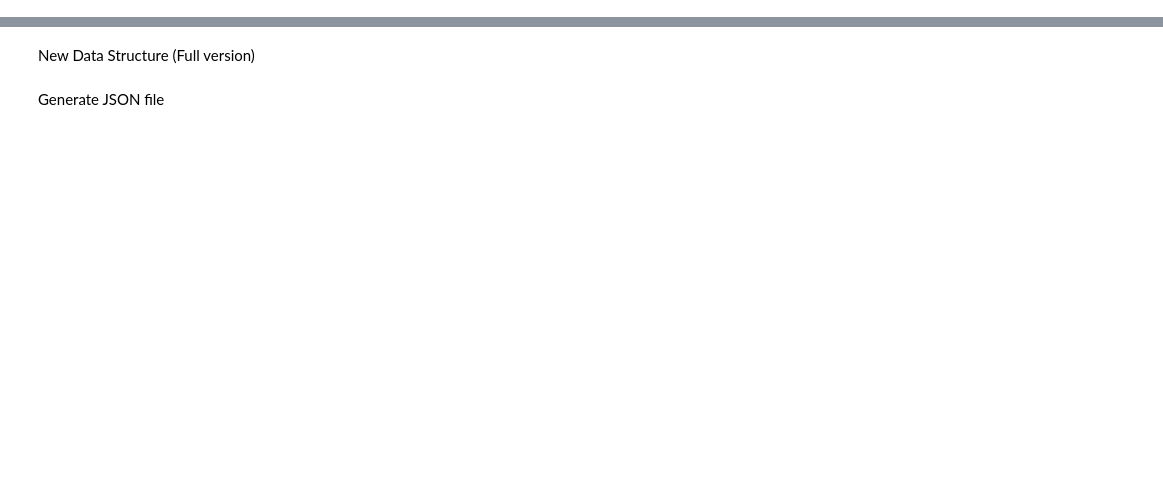
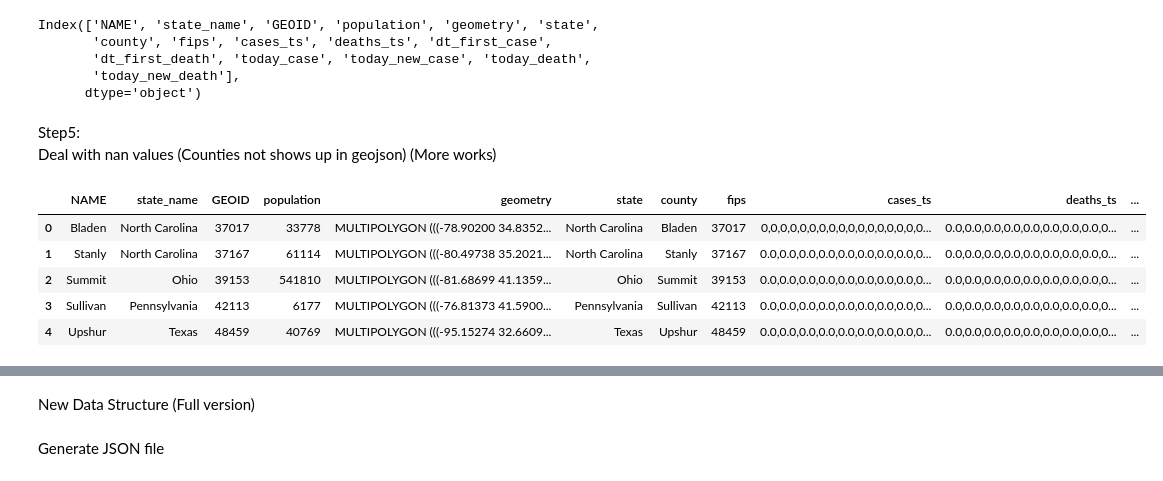
Before and after one commit to cybergis/wherecovid19_webapp, a Jupyter notebook: preprocessing/counties_new.ipynb, the cells around one changed output, grey strips where cells are left out. Drawn from its saved outputs; the diff is of its cells as text; code cells hidden in the pictures; blank space fills up the shorter version.

```diff
--- a/preprocessing/counties_new.ipynb
+++ b/preprocessing/counties_new.ipynb
@@ -108,3 +209,34 @@ report_df[report_df['county'] == 'Cass'][['county','state','today_case']]
 # %%
-final_df = pd.merge(old_counties_geojson_df[["NAME", "state_name", "population", "geometry"]], report_df, how='left', left_on=['NAME','state_name'], right_on = ['county','state'])
+final_df = pd.merge(old_counties_geojson_df[["NAME", "state_name", "GEOID", "population", "geometry"]], report_df, how='left', left_on=['NAME','state_name'], right_on = ['county','state'])
 final_df.columns
+# %% [output]
+Index(['NAME', 'state_name', 'GEOID', 'population', 'geometry', 'state',
+       'county', 'fips', 'cases_ts', 'deaths_ts', 'dt_first_case',
+       'dt_first_death', 'today_case', 'today_new_case', 'today_death',
+       'today_new_death'],
+      dtype='object')
+# %% [markdown]
+Step5:
+Deal with nan values (Counties not shows up in geojson) (More works)
+# %%
+final_df[['today_case','today_new_case','today_death','today_new_death']] = final_df[['today_case','today_new_case','today_death','today_new_death']].replace(np.nan,0)
+final_df['fips'] = final_df['fips'].replace(np.nan, final_df['GEOID'])
+# %%
+template =final_df[~final_df['cases_ts'].isna()]['cases_ts']
+template = template.iloc[0]
+# %%
+for x in range(0,len(template)):
+    template[x] = 0
+template = ','.join(map(str, template))
+# %%
+
+final_df['cases_ts'] = final_df['cases_ts'].apply(lambda x: ','.join(map(str, x)) if type(x) is list else template)
+final_df['deaths_ts'] = final_df['deaths_ts'].apply(lambda x: ','.join(map(str, x)) if type(x) is list else template)
+final_df.head(5)
+# %% [output]
+|  | NAME | state_name | GEOID | population | geometry | state | county | fips | cases_ts | deaths_ts | ... |
+| 0 | Bladen | North Carolina | 37017 | 33778 | MULTIPOLYGON (((-78.90200 34.8352... | North Carolina | Bladen | 37017 | 0,0,0,0,0,0,0,0,0,0,0,0,0,0,0,0,0... | 0.0,0.0,0.0,0.0,0.0,0.0,0.0,0.0,0... | ... |
+| 1 | Stanly | North Carolina | 37167 | 61114 | MULTIPOLYGON (((-80.49738 35.2021... | North Carolina | Stanly | 37167 | 0.0,0.0,0.0,0.0,0.0,0.0,0.0,0.0,0... | 0.0,0.0,0.0,0.0,0.0,0.0,0.0,0.0,0... | ... |
+| 2 | Summit | Ohio | 39153 | 541810 | MULTIPOLYGON (((-81.68699 41.1359... | Ohio | Summit | 39153 | 0.0,0.0,0.0,0.0,0.0,0.0,0.0,0.0,0... | 0.0,0.0,0.0,0.0,0.0,0.0,0.0,0.0,0... | ... |
+| 3 | Sullivan | Pennsylvania | 42113 | 6177 | MULTIPOLYGON (((-76.81373 41.5900... | Pennsylvania | Sullivan | 42113 | 0.0,0.0,0.0,0.0,0.0,0.0,0.0,0.0,0... | 0.0,0.0,0.0,0.0,0.0,0.0,0.0,0.0,0... | ... |
+| 4 | Upshur | Texas | 48459 | 40769 | MULTIPOLYGON (((-95.15274 32.6609... | Texas | Upshur | 48459 | 0.0,0.0,0.0,0.0,0.0,0.0,0.0,0.0,0... | 0.0,0.0,0.0,0.0,0.0,0.0,0.0,0.0,0... | ... |
```
Also changed, not shown: parts of 44 cells of this notebook, 8 other files.
